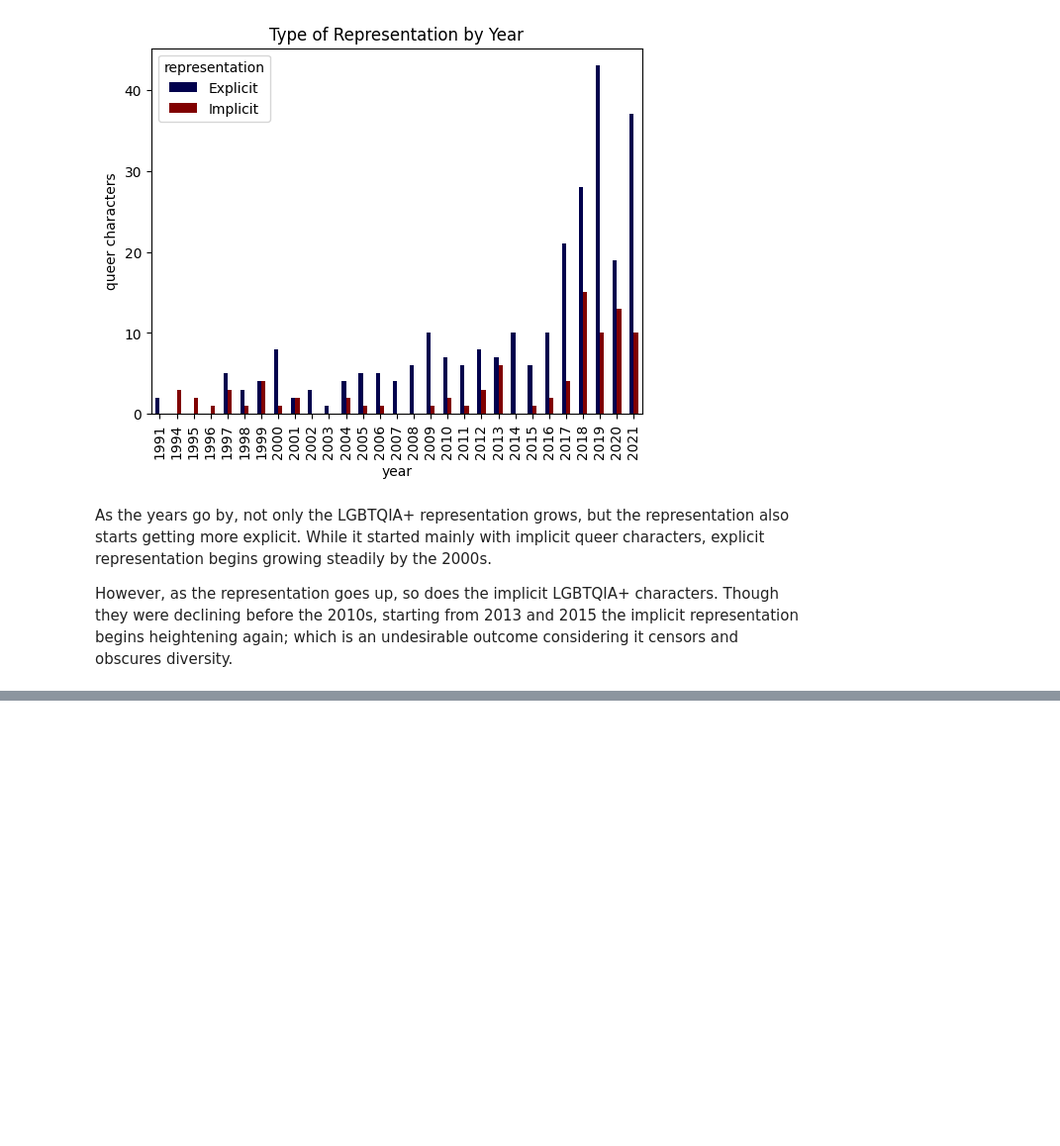
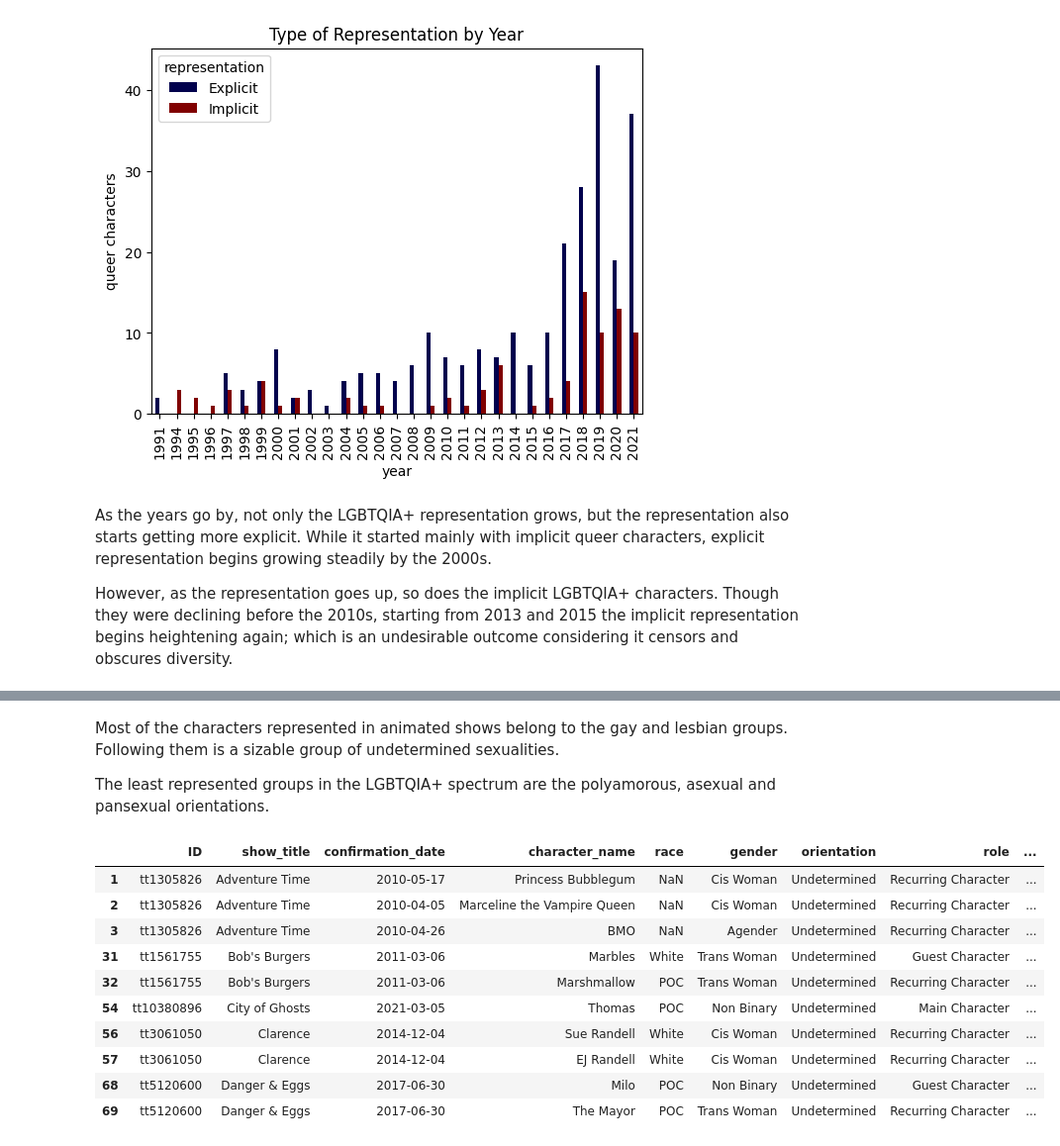
Before and after one commit to aiko-isnt-ded/lgbtqia-rep, a Jupyter notebook: notebooks/animated_shows.ipynb, the cells around one changed output, grey strips where cells are left out. Shown at 99% size. Cells and saved outputs as stored; diff of their text form; code cells hidden in the pictures; blank space fills up the shorter version.

```diff
--- a/notebooks/animated_shows.ipynb
+++ b/notebooks/animated_shows.ipynb
@@ -107,0 +116,18 @@ However, as the representation goes up, so does the implicit LGBTQIA+ characters
+# %% [markdown]
+Most of the characters represented in animated shows belong to the gay and lesbian groups. Following them is a sizable group of undetermined sexualities.
+
+The least represented groups in the LGBTQIA+ spectrum are the polyamorous, asexual and pansexual orientations.
+# %%
+demographics[demographics["orientation"].str.contains("Undetermined")].head(10)
+# %% [output]
+|  | ID | show_title | confirmation_date | character_name | race | gender | orientation | role | ... |
+| 1 | tt1305826 | Adventure Time | 2010-05-17 | Princess Bubblegum | NaN | Cis Woman | Undetermined | Recurring Character | ... |
+| 2 | tt1305826 | Adventure Time | 2010-04-05 | Marceline the Vampire Queen | NaN | Cis Woman | Undetermined | Recurring Character | ... |
+| 3 | tt1305826 | Adventure Time | 2010-04-26 | BMO | NaN | Agender | Undetermined | Recurring Character | ... |
+| 31 | tt1561755 | Bob's Burgers | 2011-03-06 | Marbles | White | Trans Woman | Undetermined | Guest Character | ... |
+| 32 | tt1561755 | Bob's Burgers | 2011-03-06 | Marshmallow | POC | Trans Woman | Undetermined | Recurring Character | ... |
+| 54 | tt10380896 | City of Ghosts | 2021-03-05 | Thomas | POC | Non Binary | Undetermined | Main Character | ... |
+| 56 | tt3061050 | Clarence | 2014-12-04 | Sue Randell | White | Cis Woman | Undetermined | Recurring Character | ... |
+| 57 | tt3061050 | Clarence | 2014-12-04 | EJ Randell | White | Cis Woman | Undetermined | Recurring Character | ... |
+| 68 | tt5120600 | Danger & Eggs | 2017-06-30 | Milo | POC | Non Binary | Undetermined | Guest Character | ... |
+| 69 | tt5120600 | Danger & Eggs | 2017-06-30 | The Mayor | POC | Trans Woman | Undetermined | Recurring Character | ... |
```
Also changed, not shown: parts of 13 cells of this notebook.
